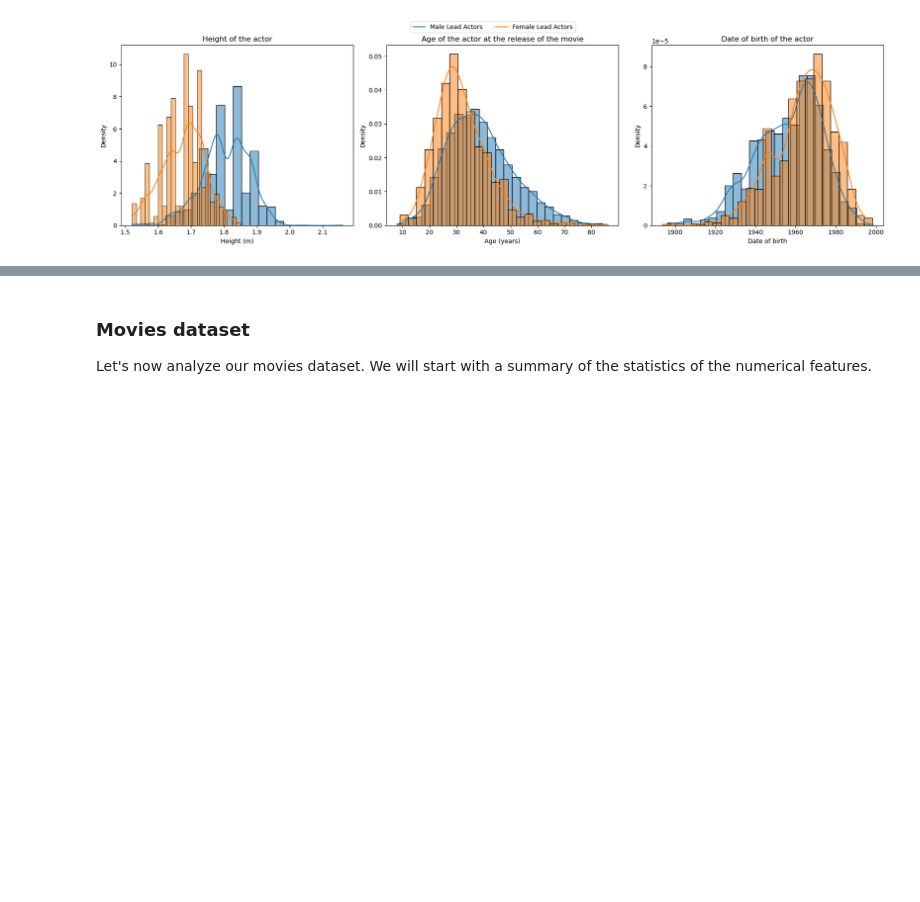
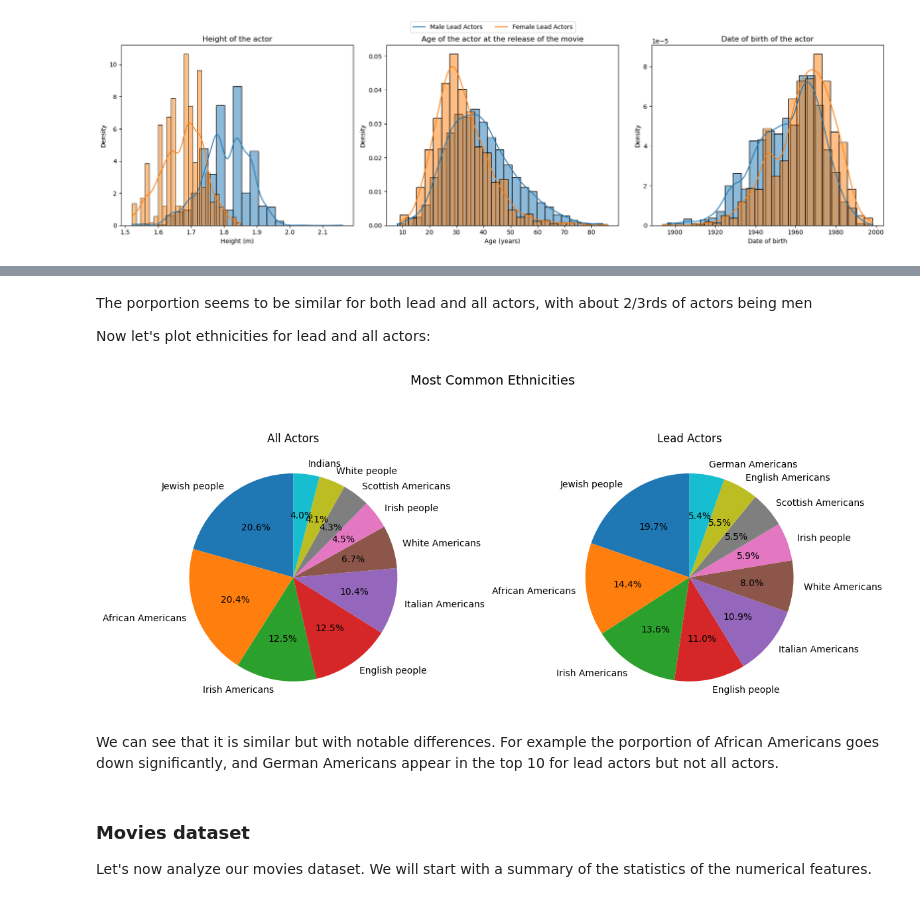
Before and after one commit to epfl-ada/ada-2024-project-authenticdataaddicts, a Jupyter notebook: results.ipynb, the cells around one changed output, grey strips where cells are left out. Cells and saved outputs as stored; diff of their text form; code cells hidden in the pictures; blank space fills up the shorter version.

```diff
--- a/results.ipynb
+++ b/results.ipynb
@@ -618,3 +622,43 @@ plt.show()
+# %% [markdown]
+The porportion seems to be similar for both lead and all actors, with about 2/3rds of actors being men
+
+Now let's plot ethnicities for lead and all actors:
+# %%
+
+col_counts_1 = characters_data_on_subset_movie['actor_ethnicity_label'].value_counts()
+col_counts_2 = lead_actors_data_on_subset_movie['actor_ethnicity_label'].value_counts()
+
+# Apply cutoff
+cutoff = 10
+if cutoff:
+    col_counts_1 = col_counts_1[:cutoff]
+    col_counts_2 = col_counts_2[:cutoff]
+
+fig, axs = plt.subplots(1, 2, figsize=(12, 6))
+
+axs[0].pie(
+    col_counts_1,
+    labels=col_counts_1.index,
+    autopct='%1.1f%%',
+    startangle=90
+)
+axs[0].set_title("All Actors")
+
+axs[1].pie(
+    col_counts_2,
+    labels=col_counts_2.index,
+    autopct='%1.1f%%',
+    startangle=90
+)
+axs[1].set_title("Lead Actors")
+
+fig.suptitle("Most Common Ethnicities", fontsize=14)
+plt.tight_layout()
+plt.show()
+# %% [output]
+[figure, added]
+# %% [markdown]
+We can see that it is similar but with notable differences. For example the porportion of African Americans goes down significantly, and German Americans appear in the top 10 for lead actors but not all actors.
 # %% [markdown]
 ### Movies dataset
 
```
Also changed, not shown: parts of 4 cells of this notebook, 1 other file.
